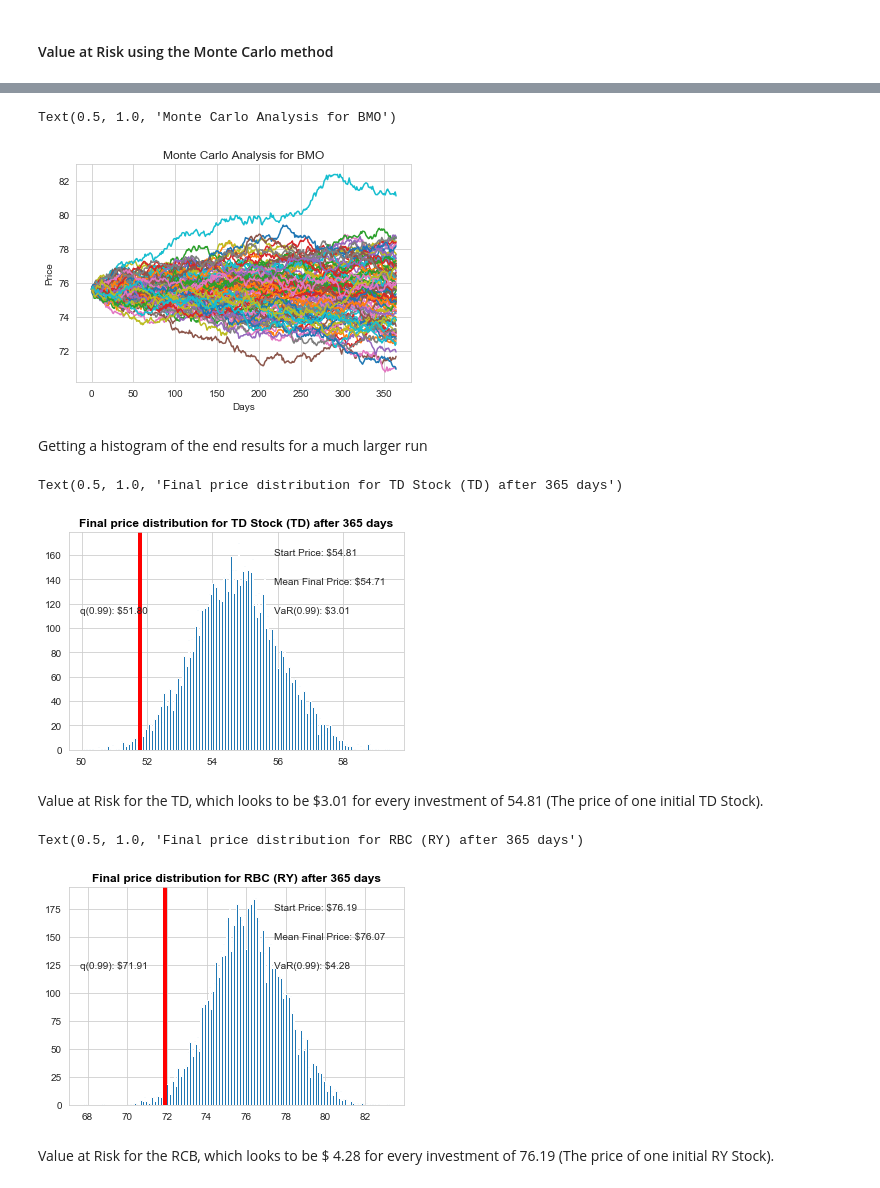
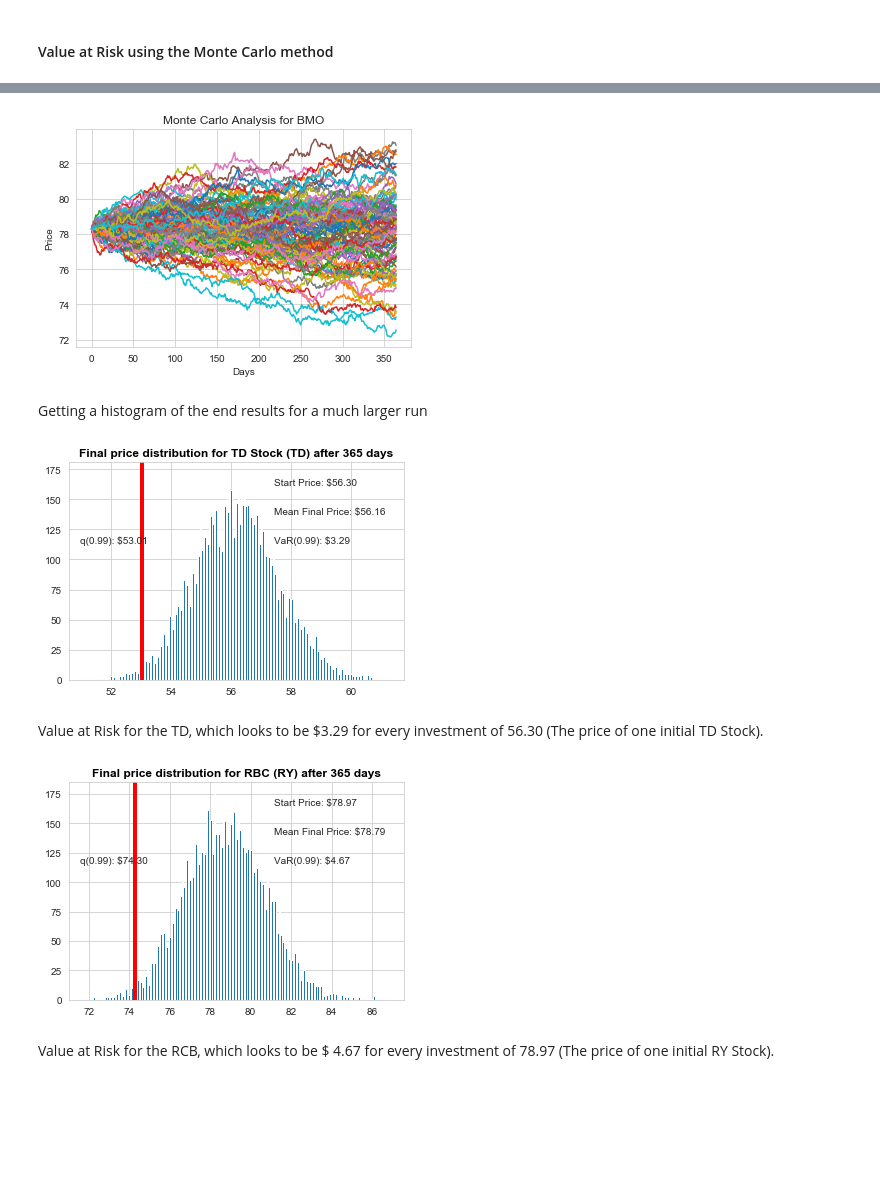
Before and after one commit to kavehamini/Stock-Market-Analysis-and-Prediction-Banks-Stocks, a Jupyter notebook: Stock-Market-Analysis-and-Prediction-Banks-Stocks.ipynb, the cells around one changed output, grey strips where cells are left out. Saved outputs shown, nothing was run; the diff lists cells and outputs as text; code cells hidden in the pictures; blank space fills up the shorter version.

```diff
--- a/Stock-Market-Analysis-and-Prediction-Banks-Stocks.ipynb
+++ b/Stock-Market-Analysis-and-Prediction-Banks-Stocks.ipynb
@@ -383,5 +384,6 @@ TD.head()
 # %%
-td_start_price = 54.810001
+td_start_price = 56.299999
+
 
 for run in range(100):
     plt.plot(stock_monte_carlo(td_start_price, days, mu, sigma))
@@ -389,4 +391,5 @@ for run in range(100):
 plt.xlabel("Days")
 plt.ylabel("Price")
 plt.title('Monte Carlo Analysis for TD')
+plt.savefig('15.png')
 # %% [output]
@@ -406,5 +408,5 @@ RY.head()
 # %%
-ry_start_price = 76.190002
+ry_start_price = 78.970001
 
 
 for run in range(100):
@@ -413,4 +415,5 @@ for run in range(100):
 plt.xlabel("Days")
 plt.ylabel("Price")
 plt.title('Monte Carlo Analysis for RBC')
+plt.savefig('16.png')
 # %% [output]
@@ -430,5 +432,5 @@ BNS.head()
 # %%
-bns_start_price = 53.549999
+bns_start_price = 54.049999
 
 for run in range(100):
     plt.plot(stock_monte_carlo(bns_start_price, days, mu, sigma))
@@ -436,4 +438,5 @@ for run in range(100):
 plt.xlabel("Days")
 plt.ylabel("Price")
 plt.title('Monte Carlo Analysis for BNS')
+plt.savefig('17.png')
 # %% [output]
@@ -453,15 +455,15 @@ BMO.head()
 # %%
-bmo_start_price = 75.639999
+bmo_start_price = 78.279999
 
 for run in range(100):
     plt.plot(stock_monte_carlo(bmo_start_price, days, mu, sigma))
 
 plt.xlabel("Days")
 plt.ylabel("Price")
 plt.title('Monte Carlo Analysis for BMO')
+plt.savefig('18.png')
 # %% [output]
-Text(0.5, 1.0, 'Monte Carlo Analysis for BMO')
-[figure, old version]
+[figure, new version]
 # %% [markdown]
 Getting a histogram of the end results for a much larger run
 # %%
@@ -503,11 +505,11 @@ plt.axvline(x=q, linewidth=4, color='r')
 
 # For plot title
 plt.title(label="Final price distribution for TD Stock (TD) after %s days" % days, weight='bold', color='black')
+plt.savefig('19.png')
 # %% [output]
-Text(0.5, 1.0, 'Final price distribution for TD Stock (TD) after 365 days')
-[figure, old version]
+[figure, new version]
 # %% [markdown]
-Value at Risk for the TD, which looks to be $3.01 for every investment of 54.81 (The price of one initial TD Stock).
+Value at Risk for the TD, which looks to be $3.29 for every investment of 56.30 (The price of one initial TD Stock).
 # %%
 # Lets check RBC stock price
 
@@ -547,11 +549,11 @@ plt.axvline(x=q, linewidth=4, color='r')
 
 # For plot title
 plt.title(label="Final price distribution for RBC (RY) after %s days" % days, weight='bold', color='black')
+plt.savefig('20.png')
 # %% [output]
-Text(0.5, 1.0, 'Final price distribution for RBC (RY) after 365 days')
-[figure, old version]
+[figure, new version]
 # %% [markdown]
-Value at Risk for the RCB, which looks to be $ 4.28 for every investment of 76.19 (The price of one initial RY Stock).
+Value at Risk for the RCB, which looks to be $ 4.67 for every investment of 78.97 (The price of one initial RY Stock).
 # %%
 # Lets Check the Bank of Nova Scotia stock price
 
```
Also changed, not shown: parts of 40 cells of this notebook, 22 other files.
